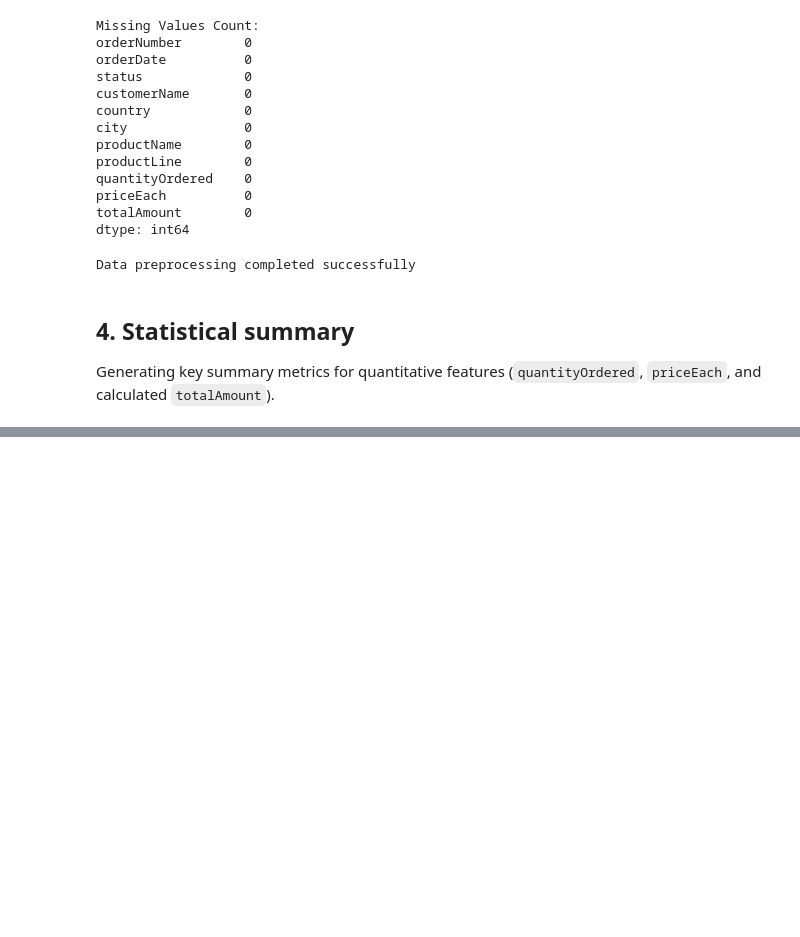
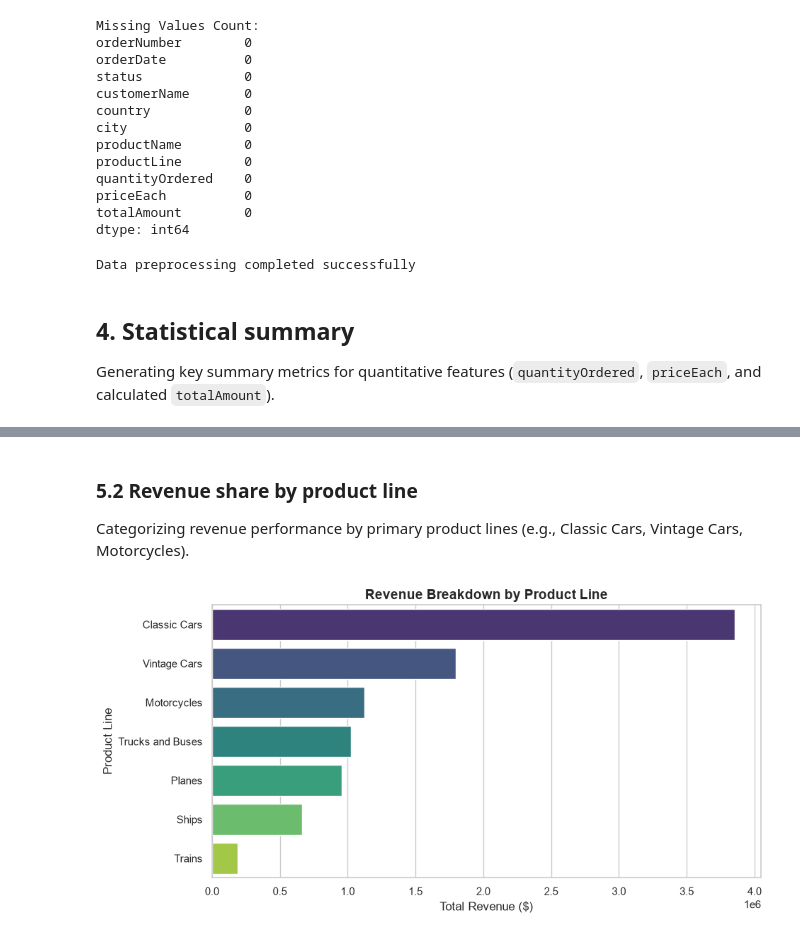
Before and after one commit to shekhshahedjiban-crypto/data_analysis_project, a Jupyter notebook: classicmodel.ipynb, the cells around one changed output, grey strips where cells are left out. Drawn from its saved outputs; the diff is of its cells as text; code cells hidden in the pictures; blank space fills up the shorter version.

```diff
--- a/classicmodel.ipynb
+++ b/classicmodel.ipynb
@@ -169,0 +207,14 @@ Generating key summary metrics for quantitative features (`quantityOrdered`, `pr
+# %% [markdown]
+### 5.2 Revenue share by product line
+Categorizing revenue performance by primary product lines (e.g., Classic Cars, Vintage Cars, Motorcycles).
+# %%
+line_revenue = df.groupby('productLine')['totalAmount'].sum().sort_values(ascending=False).reset_index()
+
+plt.figure(figsize=(10, 5))
+sns.barplot(x='totalAmount', y='productLine', data=line_revenue, palette='viridis')
+plt.title('Revenue Breakdown by Product Line', fontsize=14, fontweight='bold')
+plt.xlabel('Total Revenue ($)', fontsize=12)
+plt.ylabel('Product Line', fontsize=12)
+plt.show()
+# %% [output]
+[figure, added]
```
Also changed, not shown: parts of 7 cells of this notebook.
